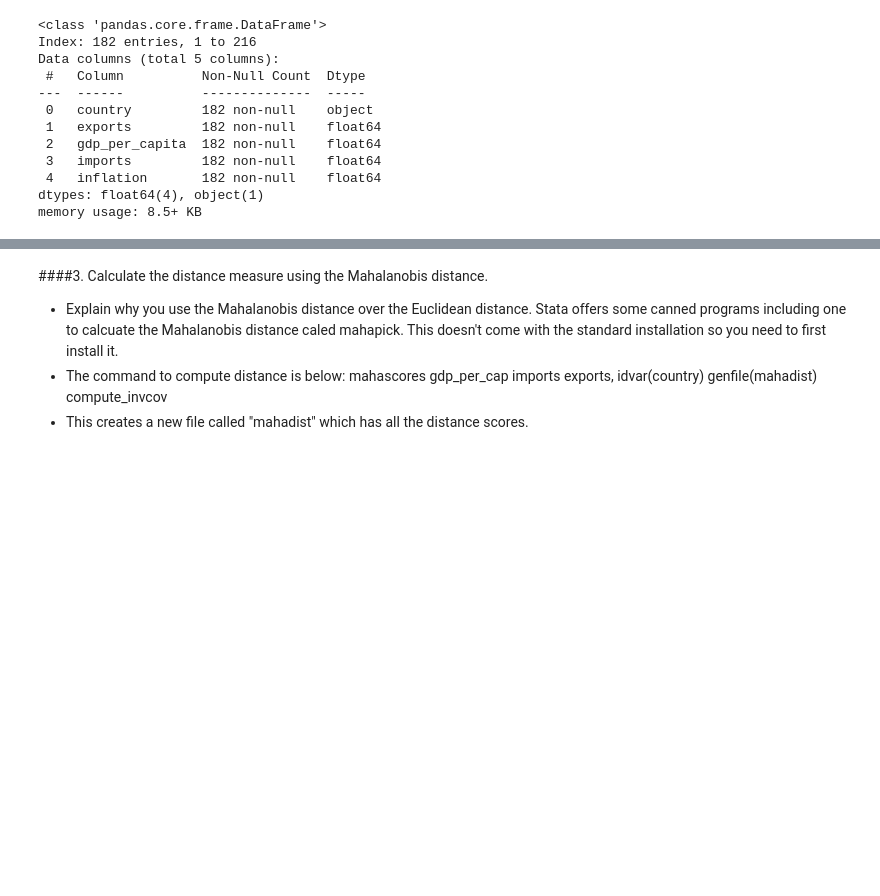
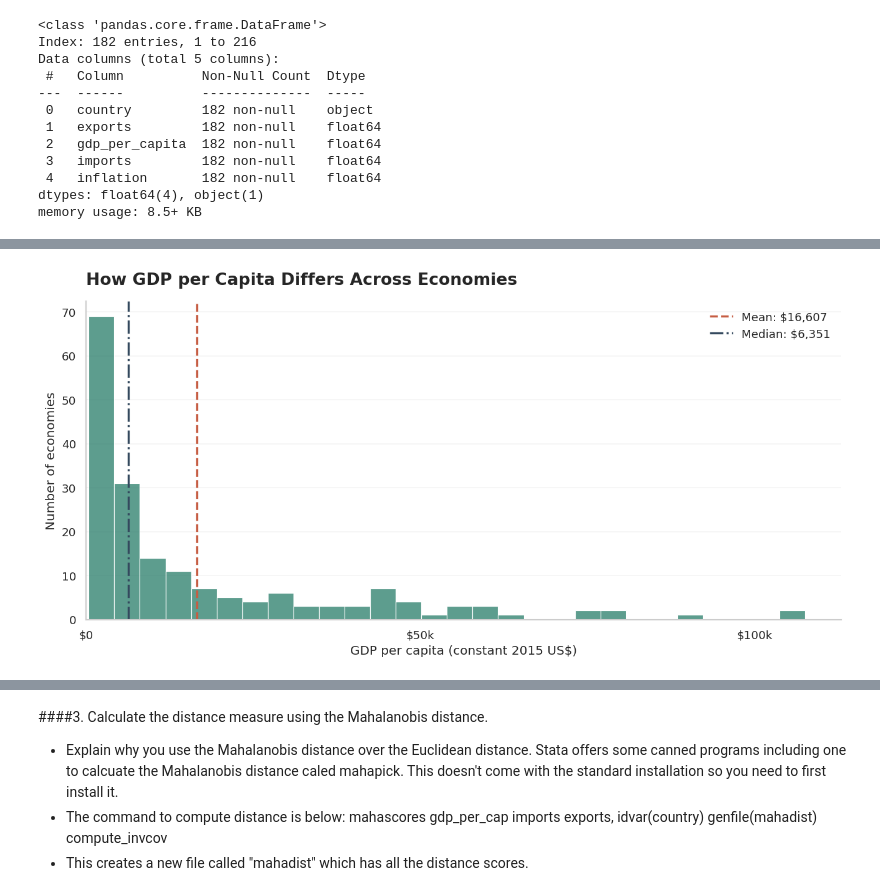
Before and after one commit to chipojaya1/ISS-Economic-Distance, a Jupyter notebook: Economic_distance_analysis.ipynb, the cells around one changed output, grey strips where cells are left out. Cells and saved outputs as stored; diff of their text form; code cells hidden in the pictures; blank space fills up the shorter version.

```diff
--- a/Economic_distance_analysis.ipynb
+++ b/Economic_distance_analysis.ipynb
@@ -341,15 +185,0 @@ plt.show()
-# %%
-# 1. Standalone GDP per Capita Distribution
-sns.set_theme(style="whitegrid")
-plt.figure(figsize=(10, 6), dpi=120)
-
-sns.histplot(wdi_df['gdp_per_capita'], kde=True, color='#2C3E50', bins=25, alpha=0.75, edgecolor='#1A1A1A')
-plt.axvline(wdi_df['gdp_per_capita'].mean(), color='#E74C3C', linestyle='--', linewidth=2, label=f"Mean: ${wdi_df['gdp_per_capita'].mean():,.0f}")
-plt.axvline(wdi_df['gdp_per_capita'].median(), color='#F39C12', linestyle='-.', linewidth=2, label=f"Median: ${wdi_df['gdp_per_capita'].median():,.0f}")
-
-plt.title('Global Distribution of GDP per Capita (2019)', fontsize=14, fontweight='bold', pad=15)
-plt.xlabel('GDP per Capita (Constant 2015 US$)', fontsize=11)
-plt.ylabel('Number of Countries', fontsize=11)
-plt.legend(loc='upper right', frameon=True, fontsize=10)
-plt.tight_layout()
-plt.show()
@@ -420,0 +213,65 @@ plt.show()
+# %%
+# ============================================================
+# FIGURE 1: GDP PER CAPITA DISTRIBUTION
+# ============================================================
+
+fig, ax = plt.subplots(figsize=(11, 5.5), dpi=120)
+
+sns.histplot(
+    data=plot_df,
+    x="gdp_per_capita",
+    bins=28,
+    color=MAIN_COLOR,
+    edgecolor="white",
+    linewidth=0.7,
+    ax=ax
+)
+
+gdp_mean = plot_df["gdp_per_capita"].mean()
+gdp_median = plot_df["gdp_per_capita"].median()
+
+ax.axvline(
+    gdp_mean,
+    color=MEAN_COLOR,
+    linestyle="--",
+    linewidth=2,
+    label=f"Mean: ${gdp_mean:,.0f}"
+)
+
+ax.axvline(
+    gdp_median,
+    color=MEDIAN_COLOR,
+    linestyle="-.",
+    linewidth=2,
+    label=f"Median: ${gdp_median:,.0f}"
+)
+
+ax.set_title(
+    "How GDP per Capita Differs Across Economies",
+    fontsize=16,
+    fontweight="bold",
+    loc="left",
+    pad=16
+)
+
+ax.set_xlabel("GDP per capita (constant 2015 US$)")
+ax.set_ylabel("Number of economies")
+
+# Normal dollar axis, NOT a logarithmic axis
+ax.set_xlim(left=0)
+ax.xaxis.set_major_locator(ticker.MultipleLocator(50000))
+ax.xaxis.set_major_formatter(
+    ticker.FuncFormatter(
+        lambda x, pos: "$0" if x == 0 else f"${x/1000:,.0f}k"
+    )
+)
+
+ax.legend(frameon=False)
+ax.grid(axis="y", alpha=0.2)
+ax.grid(axis="x", visible=False)
+
+sns.despine()
+plt.tight_layout()
+plt.show()
+# %% [output]
+[figure, added]
```
Also changed, not shown: parts of 22 cells of this notebook.
